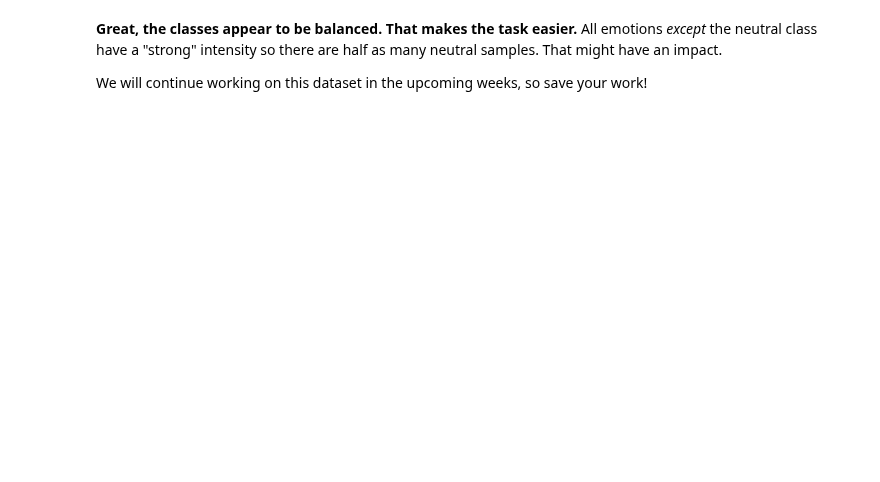
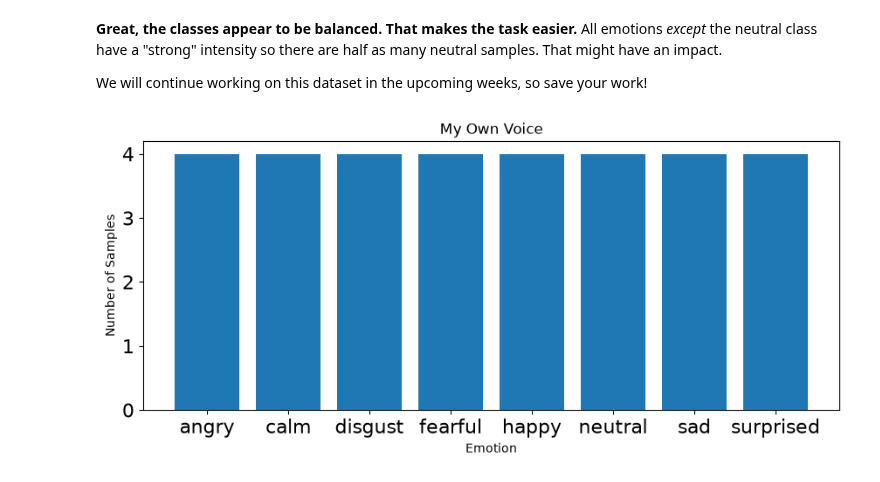
Before and after one commit to IAT-ExploringAI-2026/Week2-DataPreprocessing, a Jupyter notebook: Week 2.ipynb, the cells around one changed output. Cells and saved outputs as stored; diff of their text form; code cells hidden in the pictures; blank space fills up the shorter version.

```diff
--- a/Week 2.ipynb
+++ b/Week 2.ipynb
@@ -780,2 +773,20 @@ features, emotions = load_data()
 # %% [output]
  Processed 1439/1439 audio samples
+# %%
+import os, glob
+
+def load_my_data():
+    X,y=[],[]
+    count = 0
+    # Only load my data which is in the Actor_25 folder
+    for file in glob.glob("contents/Audio Data/Actor_25/*.wav"):
+        file_name=os.path.basename(file)
+        emotions=emotions_dict[file_name.split("-")[2]]
+        # features = get_features(file)
+        # X.append(features)
+        y.append(emotions)
+        count += 1
+        # '\r' + end='' results in printing over same line
+        print('\r' + f' Processed {count}/{32} audio samples',end=' ')
+    # Return arrays to plug into sklearn's cross-validation algorithms
+    return np.array(X), np.array(y)
@@ -799,3 +836,18 @@ plt.show()
 **Great, the classes appear to be balanced. That makes the task easier.** All emotions _except_ the neutral class have a "strong" intensity so there are half as many neutral samples. That might have an impact.
 
 We will continue working on this dataset in the upcoming weeks, so save your work!
+# %%
+# plot emotions for my own voices only
+plt.figure(figsize=(35,4))
+RAVDESS = plt.subplot(1,3,1)
+#np.unique returns ordered list of unique elements and count of each element
+emotion_list, count = np.unique(emotions_me, return_counts=True)
+plt.bar(x=range(8), height=count)
+plt.xticks(ticks=range(8), labels = [emotion for emotion in emotion_list],fontsize=10)
+plt.xlabel('Emotion')
+plt.tick_params(labelsize=16)
+plt.ylabel('Number of Samples')
+RAVDESS.title.set_text("My Own Voice")
+plt.show()
+# %% [output]
+[figure, added]
```
Also changed, not shown: parts of 18 cells of this notebook.
